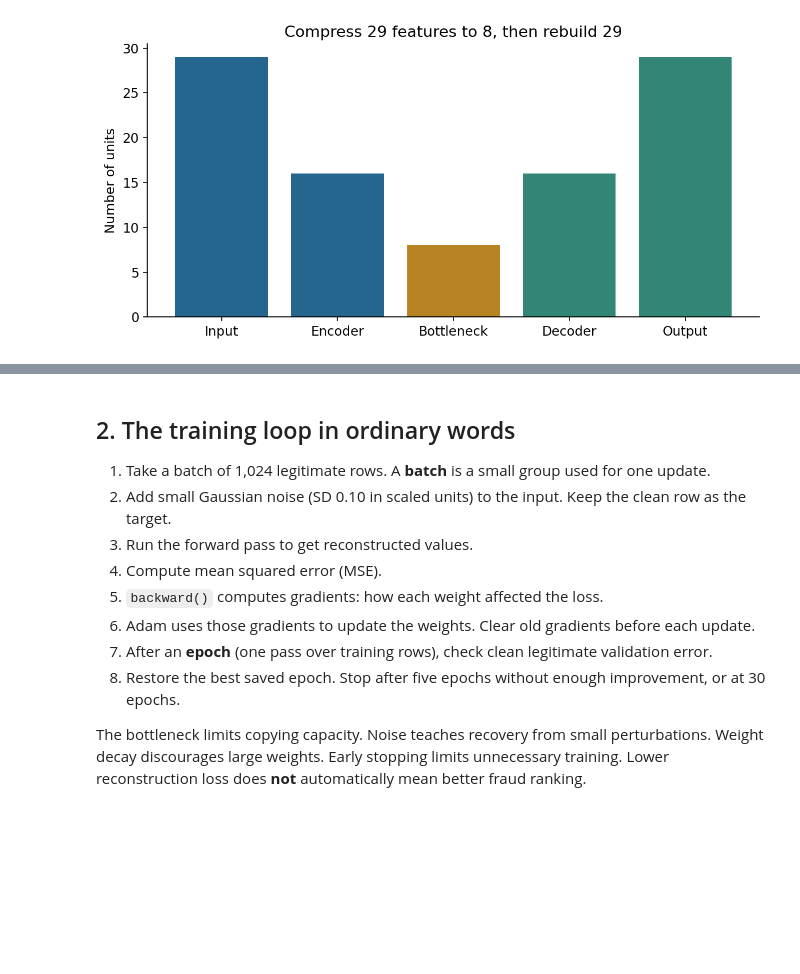
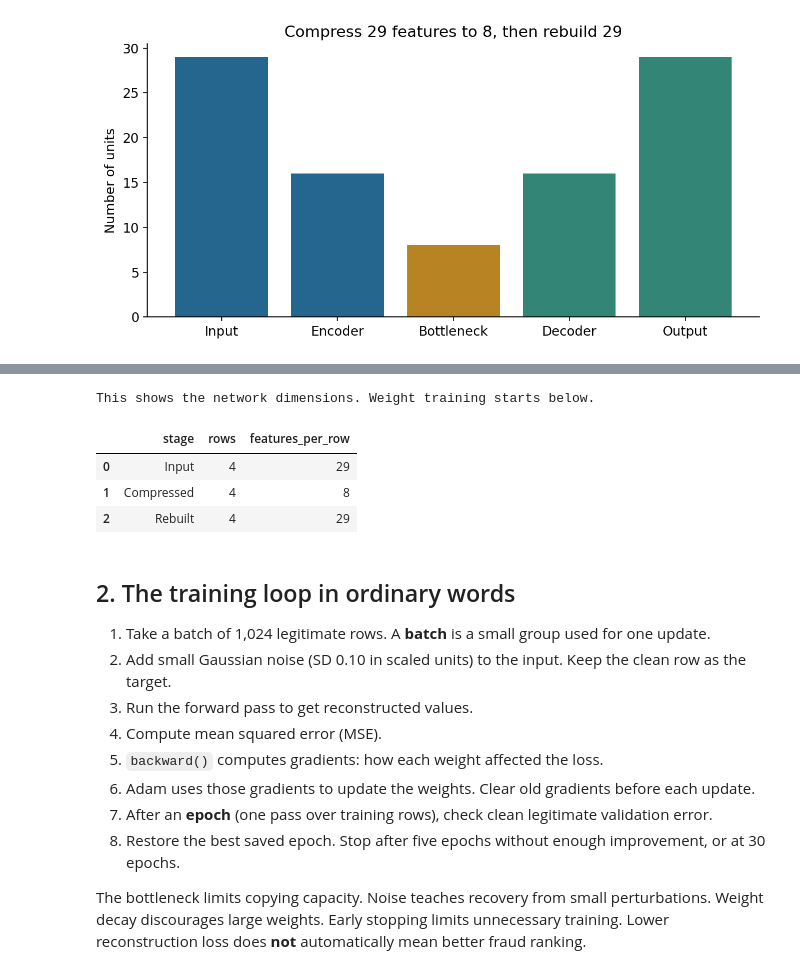
Before and after one commit to mitul-bhatia/t011-card-fraud-phase1, a Jupyter notebook: phase2/notebooks/03_Autoencoder_Training.ipynb, the cells around one changed output, grey strips where cells are left out. Drawn from its saved outputs; the diff is of its cells as text; code cells hidden in the pictures; blank space fills up the shorter version.

Commit message:
Clarify Phase 2 deep learning with a short guide and training walkthrough

```diff
--- a/phase2/notebooks/03_Autoencoder_Training.ipynb
+++ b/phase2/notebooks/03_Autoencoder_Training.ipynb
@@ -97,3 +104,24 @@ Two-feature teaching example: 0.024999999999999998
+# %%
+# Follow the dimensions; these untrained outputs are not anomaly scores.
+example_inputs = torch.from_numpy(X_train[:4])
+with torch.no_grad():
+    example_encoded = model.encoder(example_inputs)
+    example_rebuilt = model(example_inputs)
+display(pd.DataFrame({
+    "stage": ["Input", "Compressed", "Rebuilt"],
+    "rows": [int(x.shape[0]) for x in [example_inputs, example_encoded, example_rebuilt]],
+    "features_per_row": [int(x.shape[1]) for x in [example_inputs, example_encoded, example_rebuilt]]
+}))
+assert example_inputs.shape == (4, 29)
+assert example_encoded.shape == (4, 8)
+assert example_rebuilt.shape == (4, 29)
+print("This shows the network dimensions. Weight training starts below.")
+# %% [output]
+This shows the network dimensions. Weight training starts below.
+|  | stage | rows | features_per_row |
+| 0 | Input | 4 | 29 |
+| 1 | Compressed | 4 | 8 |
+| 2 | Rebuilt | 4 | 29 |
 # %% [markdown]
 ## 2. The training loop in ordinary words
 1. Take a batch of 1,024 legitimate rows. A **batch** is a small group used for one update.
```
Also changed, not shown: parts of 2 cells of this notebook, 31 other files.
